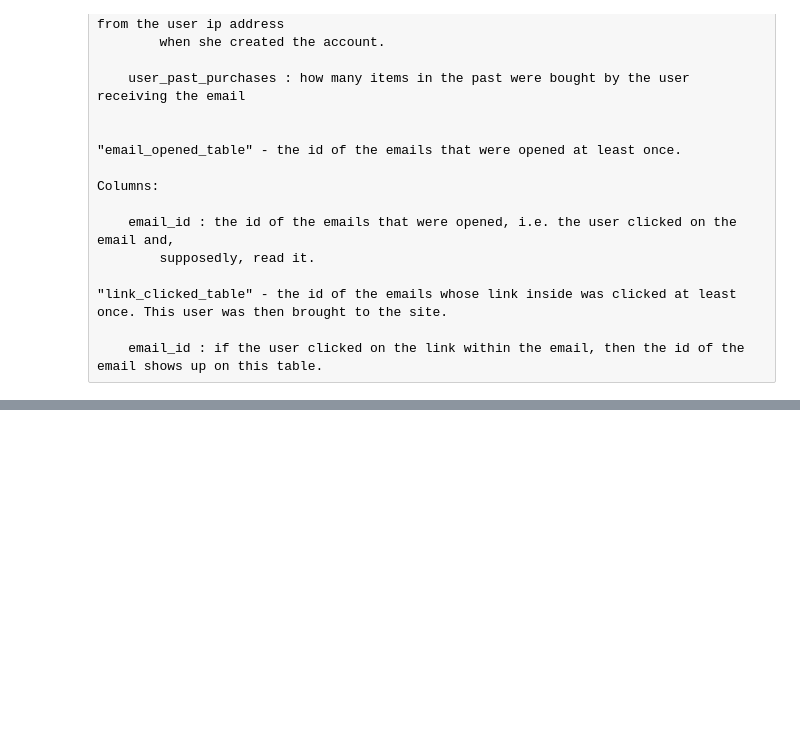
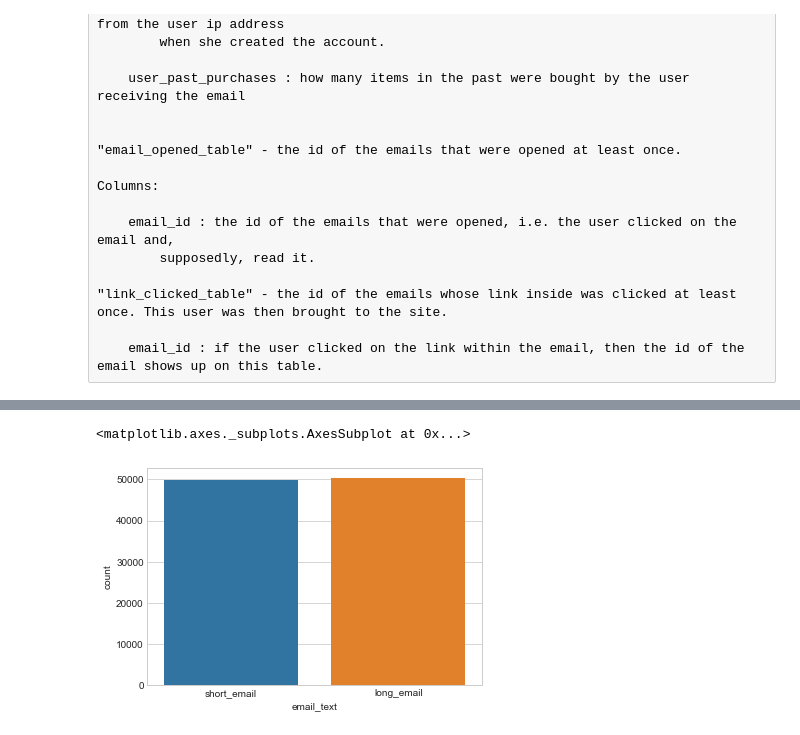
Before and after one commit to LilyElizabethJohn/Take-Home-Challenges---Giulio-Palombo, a Jupyter notebook: Email Campaign - Take Home Challenge 7.ipynb, the cells around one changed output, grey strips where cells are left out. Drawn from its saved outputs; the diff is of its cells as text; code cells hidden in the pictures; blank space fills up the shorter version.

Commit message:
Added exploratory analysis on emails table

```diff
--- a/Email Campaign - Take Home Challenge 7.ipynb
+++ b/Email Campaign - Take Home Challenge 7.ipynb
@@ -64,3 +71,17 @@ Columns:
 "link_clicked_table" - the id of the emails whose link inside was clicked at least once. This user was then brought to the site.
 
     email_id : if the user clicked on the link within the email, then the id of the email shows up on this table.
+# %%
+#import libraries
+import numpy as np
+import pandas as pd
+import matplotlib.pyplot as plt
+import seaborn as sns
+%matplotlib inline
+sns.set_style("whitegrid")
+pd.options.display.max_rows=20
+# %%
+#import data
+emails=pd.read_csv(r"C:\Users\ljohn\Documents\2019\Personal\Projects\Data\Project 7 - Email Campaign/email_table.csv")
+emails_opened=pd.read_csv(r"C:\Users\ljohn\Documents\2019\Personal\Projects\Data\Project 7 - Email Campaign/email_opened_table.csv")
+emails_link_clicked=pd.read_csv(r"C:\Users\ljohn\Documents\2019\Personal\Projects\Data\Project 7 - Email Campaign/link_clicked_table.csv")
@@ -66,0 +114,5 @@ Columns:
+# %%
+sns.countplot(emails.email_text)
+# %% [output]
+<matplotlib.axes._subplots.AxesSubplot at 0x...>
+[figure, added]
```
Also changed, not shown: parts of 16 cells of this notebook.
